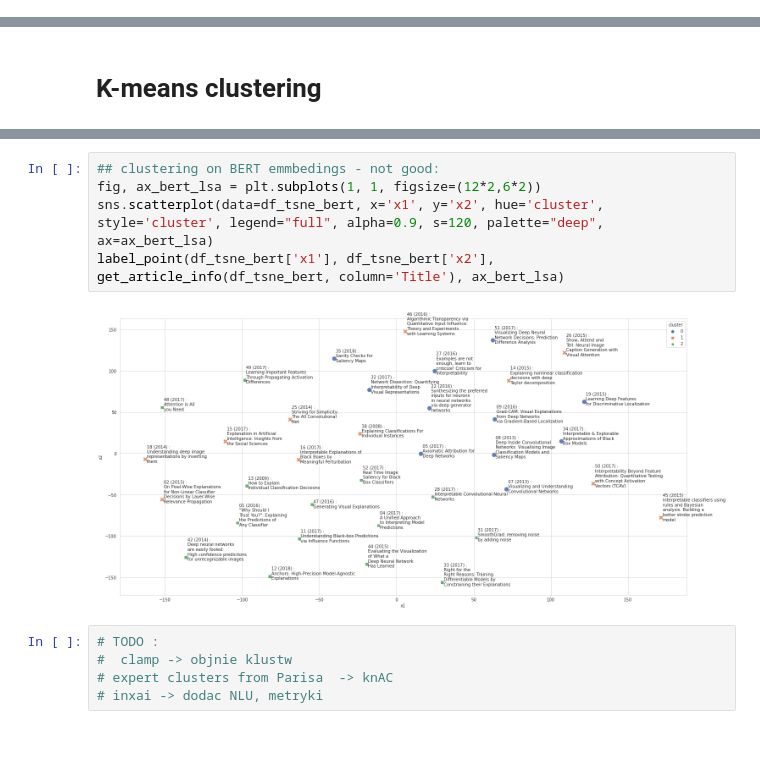
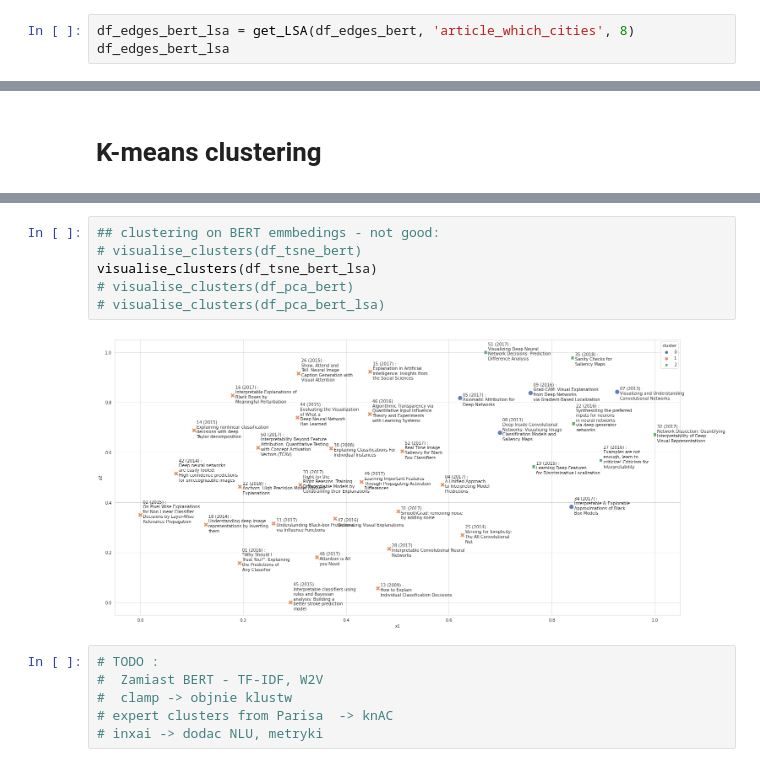
Before and after one commit to mozo64/xai-survey, a Jupyter notebook: src/clustering.ipynb, the cells around one changed output, grey strips where cells are left out. Saved outputs shown, nothing was run; the diff lists cells and outputs as text; blank space fills up the shorter version.

```diff
--- a/src/clustering.ipynb
+++ b/src/clustering.ipynb
@@ -264,0 +288,3 @@ df_edges_bert
+# %%
+df_edges_bert_lsa = get_LSA(df_edges_bert, 'article_which_cities', 8)
+df_edges_bert_lsa
@@ -370,12 +428,14 @@ label_point(df_tsne_lsa['x1'], df_tsne_lsa['x2'], get_article_info(df_tsne_lsa,
-# %%
-## clustering on BERT emmbedings - not good:
-fig, ax_bert_lsa = plt.subplots(1, 1, figsize=(12*2,6*2))
-sns.scatterplot(data=df_tsne_bert, x='x1', y='x2', hue='cluster', style='cluster', legend="full", alpha=0.9, s=120, palette="deep", ax=ax_bert_lsa)
-label_point(df_tsne_bert['x1'], df_tsne_bert['x2'], get_article_info(df_tsne_bert, column='Title'), ax_bert_lsa)
-# %% [output]
-[figure, removed]
+# %%
+## clustering on BERT emmbedings - not good:
+# visualise_clusters(df_tsne_bert)
+visualise_clusters(df_tsne_bert_lsa)
+# visualise_clusters(df_pca_bert)
+# visualise_clusters(df_pca_bert_lsa)
+# %% [output]
+[figure, added]
 # %%
 # TODO :
+#  Zamiast BERT - TF-IDF, W2V
 #  clamp -> objnie klustw
 # expert clusters from Parisa  -> knAC
 # inxai -> dodac NLU, metryki
```
Also changed, not shown: parts of 14 cells of this notebook.
